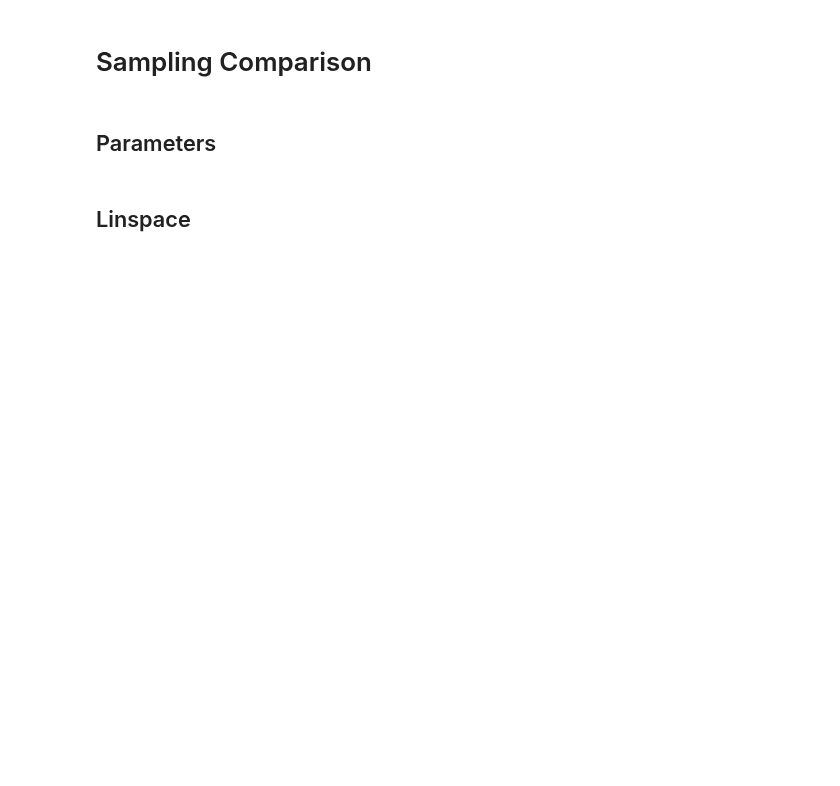
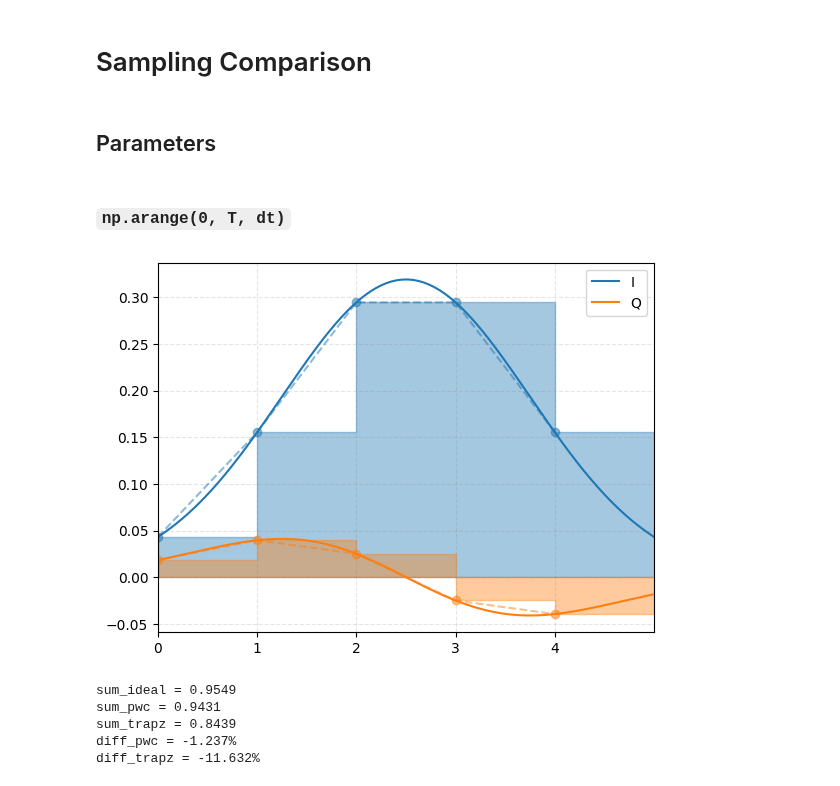
Before and after one commit to amachino/physics-of-qubits, a Jupyter notebook: content/ipynb/sampling-comparison.ipynb, the cells around one changed output. Saved outputs shown, nothing was run; the diff lists cells and outputs as text; code cells hidden in the pictures; blank space fills up the shorter version.

```diff
--- a/content/ipynb/sampling-comparison.ipynb
+++ b/content/ipynb/sampling-comparison.ipynb
@@ -56,2 +62,50 @@ beta = -1 / alpha
-# %% [markdown]
-## Linspace
+# %% [markdown]
+### `np.arange(0, T, dt)`
+# %%
+t_ideal = np.linspace(0, T, N * 100)
+iq_ideal = drag(
+    t=t_ideal,
+    T=T,
+    sigma=sigma,
+    beta=beta,
+)
+
+t_sample = np.arange(0, T, dt)
+iq_sample = drag(
+    t=t_sample,
+    T=T,
+    sigma=sigma,
+    beta=beta,
+)
+
+t_pwc = np.append(t_sample, t_sample[-1] + dt)
+iq_pwc = np.append(iq_sample, iq_sample[-1])
+
+plot(
+    T=T,
+    dt=dt,
+    iq_ideal=iq_ideal,
+    iq_sample=iq_sample,
+    iq_pwc=iq_pwc,
+    t_ideal=t_ideal,
+    t_sample=t_sample,
+    t_pwc=t_pwc,
+    step="post",
+)
+
+sum_ideal = sum(iq_ideal.real) * (t_ideal[1] - t_ideal[0])
+sum_pwc = sum(iq_sample.real) * (t_pwc[1] - t_pwc[0])
+sum_trapz = np.trapz(iq_sample.real, t_sample)
+
+print(f"sum_ideal = {sum_ideal:.4f}")
+print(f"sum_pwc = {sum_pwc:.4f}")
+print(f"sum_trapz = {sum_trapz:.4f}")
+print(f"diff_pwc = {(sum_pwc - sum_ideal) / sum_ideal:.3%}")
+print(f"diff_trapz = {(sum_trapz - sum_ideal) / sum_ideal:.3%}")
+# %% [output]
+[figure, added]
+sum_ideal = 0.9549
+sum_pwc = 0.9431
+sum_trapz = 0.8439
+diff_pwc = -1.237%
+diff_trapz = -11.632%
```
Also changed, not shown: parts of 7 cells of this notebook.
